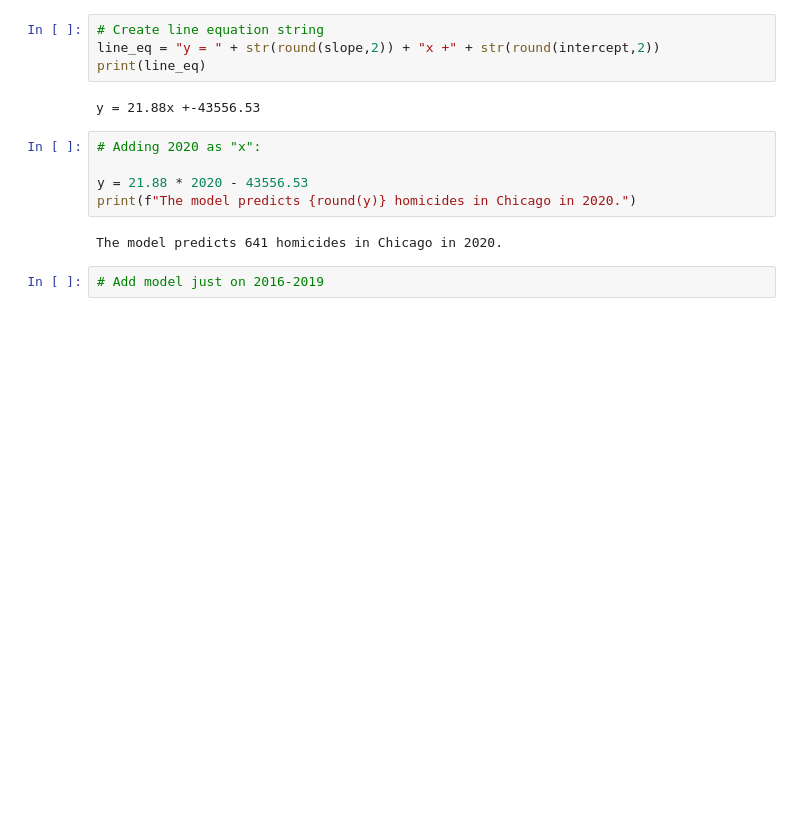
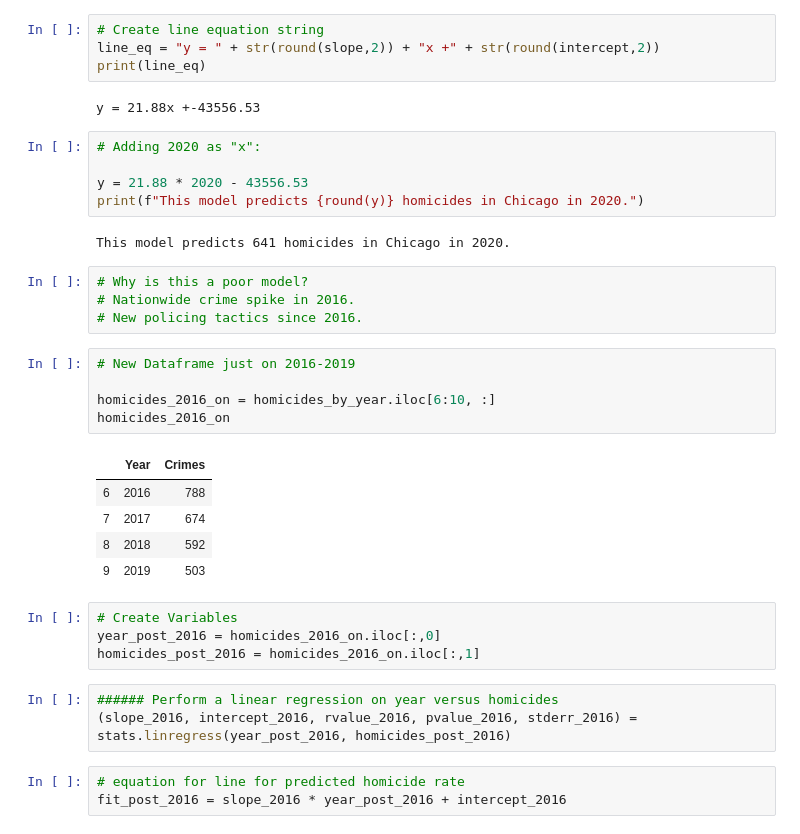
Before and after one commit to shidalgo12/Chicago_Crime, a Jupyter notebook: Homicide Regression.ipynb, the cells around one changed output. Saved outputs shown, nothing was run; the diff lists cells and outputs as text; blank space fills up the shorter version.

```diff
--- a/Homicide Regression.ipynb
+++ b/Homicide Regression.ipynb
@@ -122,8 +122,31 @@ y = 21.88x +-43556.53
 # Adding 2020 as "x":
 
 y = 21.88 * 2020 - 43556.53
-print(f"The model predicts {round(y)} homicides in Chicago in 2020.")
+print(f"This model predicts {round(y)} homicides in Chicago in 2020.")
 # %% [output]
-The model predicts 641 homicides in Chicago in 2020.
+This model predicts 641 homicides in Chicago in 2020.
+# %%
+# Why is this a poor model?
+# Nationwide crime spike in 2016.
+# New policing tactics since 2016.
 # %%
-# Add model just on 2016-2019
+# New Dataframe just on 2016-2019
+
+homicides_2016_on = homicides_by_year.iloc[6:10, :]
+homicides_2016_on
+# %% [output]
+|  | Year | Crimes |
+| 6 | 2016 | 788 |
+| 7 | 2017 | 674 |
+| 8 | 2018 | 592 |
+| 9 | 2019 | 503 |
+# %%
+# Create Variables
+year_post_2016 = homicides_2016_on.iloc[:,0]
+homicides_post_2016 = homicides_2016_on.iloc[:,1]
+# %%
+###### Perform a linear regression on year versus homicides
+(slope_2016, intercept_2016, rvalue_2016, pvalue_2016, stderr_2016) = stats.linregress(year_post_2016, homicides_post_2016)
+# %%
+# equation for line for predicted homicide rate
+fit_post_2016 = slope_2016 * year_post_2016 + intercept_2016
```
Also changed, not shown: parts of 5 cells of this notebook.
